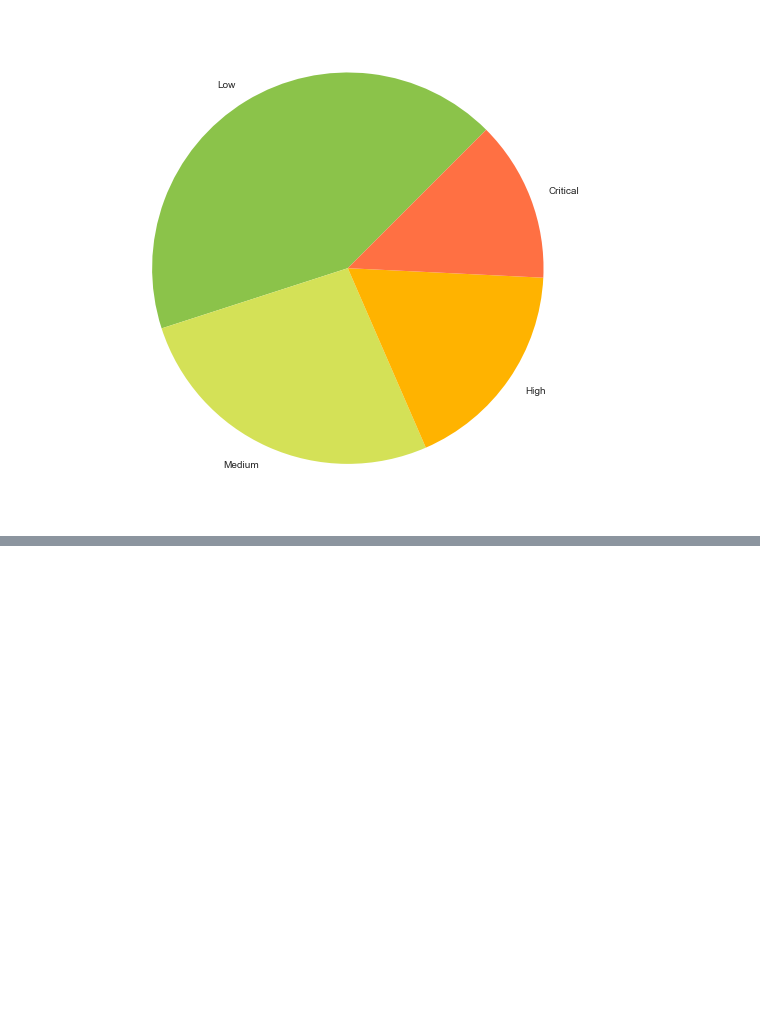
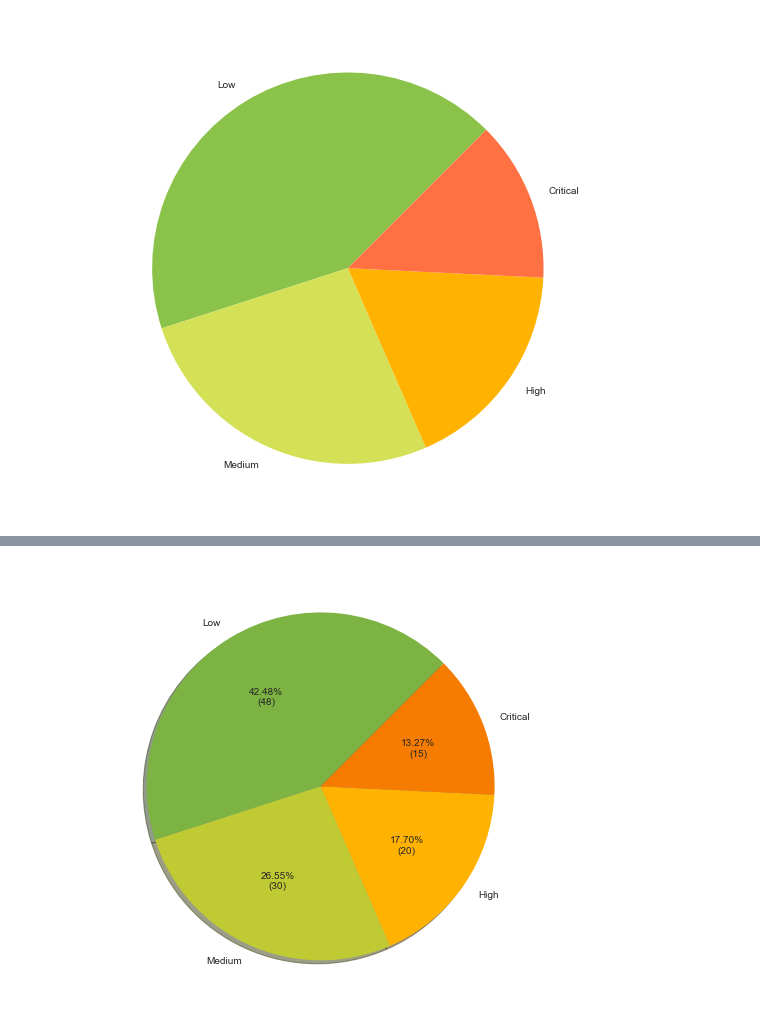
Before and after one commit to uannabi/MatPlotLibGraph, a Jupyter notebook: ScatterGraph.ipynb, the cells around one changed output, grey strips where cells are left out. Saved outputs shown, nothing was run; the diff lists cells and outputs as text; code cells hidden in the pictures; blank space fills up the shorter version.

```diff
--- a/ScatterGraph.ipynb
+++ b/ScatterGraph.ipynb
@@ -106,0 +107,12 @@ plt.show()
+# %%
+plt.figure(figsize=(8,8))
+area = [48 , 30 , 20 , 15]
+total = np.sum(area)
+labels = ['Low' , 'Medium' , 'High' , 'Critical']
+def val_per(x):
+ return '{:.2f}%\n({:.0f})'.format(x, total*x/100)
+colors = ['#7CB342','#C0CA33','#FFB300','#F57C00']
+plt.pie (area , labels= labels , colors= colors , startangle=45 , shadow='true',autopct=val_per)
+plt.show()
+# %% [output]
+[figure, added]
```
Also changed, not shown: parts of 1 cell of this notebook.
